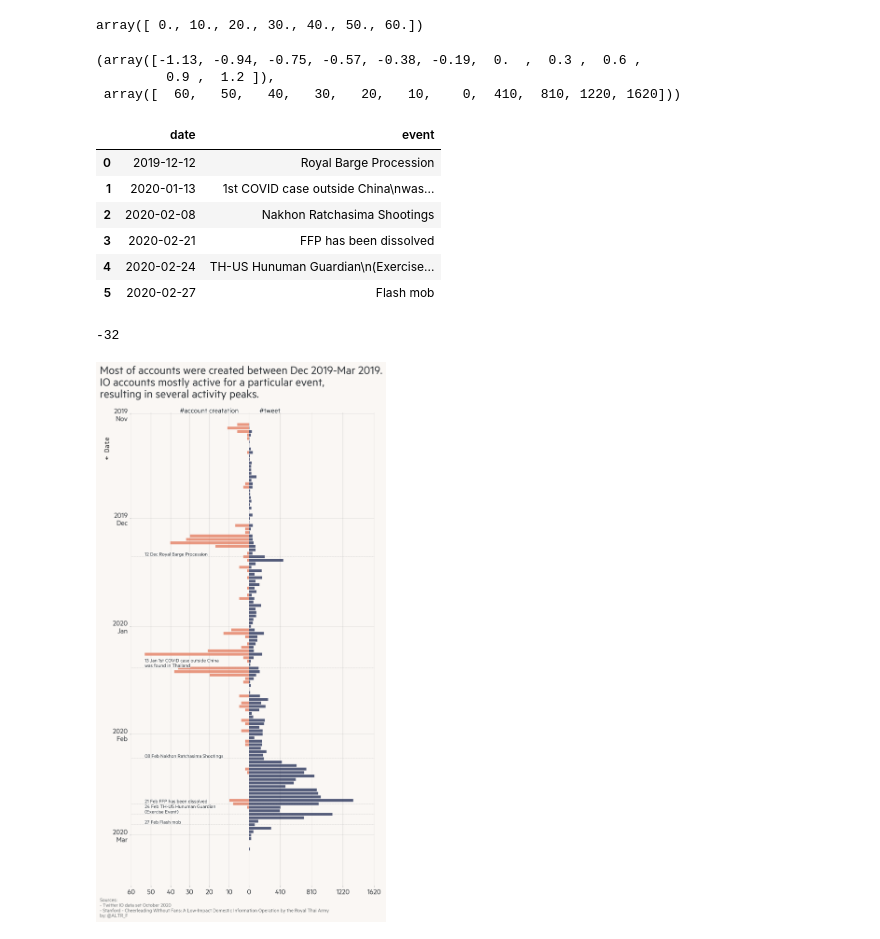
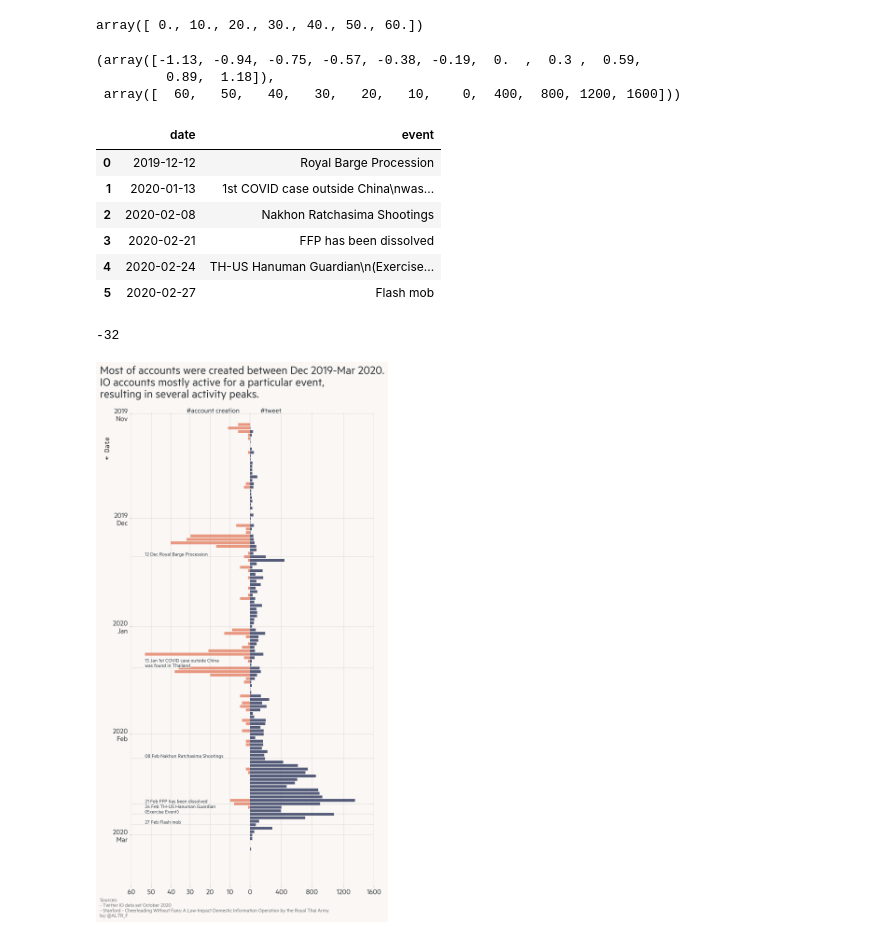
Before and after one commit to chuan-khuna/twitter-io-visualisation, a Jupyter notebook: v03-account-creation-and-tweets.ipynb, the cells around one changed output. Drawn from its saved outputs; the diff is of its cells as text; code cells hidden in the pictures.

```diff
--- a/v03-account-creation-and-tweets.ipynb
+++ b/v03-account-creation-and-tweets.ipynb
@@ -293,7 +293,7 @@ acc_tick_v
 # %% [output]
 array([ 0., 10., 20., 30., 40., 50., 60.])
 # %%
-tw_tick_v = np.round(np.linspace(0, df.max()['count_tw'] * 1.2, 5), -1)
+tw_tick_v = np.round(np.linspace(0, df.max()['count_tw'] * 1.2, 5), -2)
 # %%
 acc_tick_r = np.round(acc_tick_v/df.max()['count_acc'], 2)
 tw_tick_r = np.round(tw_tick_v/df.max()['count_tw'], 2)
@@ -303,9 +303,9 @@ x_tick_v = np.append(acc_tick_v[1::][::-1], tw_tick_v[:]).astype(np.int)
 
 x_tick_r, x_tick_v
 # %% [output]
-(array([-1.13, -0.94, -0.75, -0.57, -0.38, -0.19,  0.  ,  0.3 ,  0.6 ,
-         0.9 ,  1.2 ]),
- array([  60,   50,   40,   30,   20,   10,    0,  410,  810, 1220, 1620]))
+(array([-1.13, -0.94, -0.75, -0.57, -0.38, -0.19,  0.  ,  0.3 ,  0.59,
+         0.89,  1.18]),
+ array([  60,   50,   40,   30,   20,   10,    0,  400,  800, 1200, 1600]))
 # %%
 def plot_hline(y):
     return plt.axhline(y, linewidth=0.5, alpha=0.5, linestyle='dashed', color=_30k_text_palette_dict['text_lighter2'])
@@ -324,7 +324,7 @@ events = {
     "2019-12-12": "Royal Barge Procession",
     "2020-02-08": "Nakhon Ratchasima Shootings",
     "2020-02-21": "FFP has been dissolved",
-    "2020-02-24": "TH-US Hunuman Guardian\n(Exercise Event)",
+    "2020-02-24": "TH-US Hanuman Guardian\n(Exercise Event)",
     "2020-02-27": "Flash mob",
     "2020-01-13": "1st COVID case outside China\nwas found in Thailand",
 }
@@ -340,7 +340,7 @@ events_df
 | 1 | 2020-01-13 | 1st COVID case outside China\nwas... |
 | 2 | 2020-02-08 | Nakhon Ratchasima Shootings |
 | 3 | 2020-02-21 | FFP has been dissolved |
-| 4 | 2020-02-24 | TH-US Hunuman Guardian\n(Exercise... |
+| 4 | 2020-02-24 | TH-US Hanuman Guardian\n(Exercise... |
 | 5 | 2020-02-27 | Flash mob |
 # %%
 (events_df.loc[0]['date'] - events_df.loc[1]['date']).days
@@ -368,7 +368,7 @@ sns.barplot(-df['r_count_acc'], df['date'],
 text = "#tweet"
 plot_text_outlined(0.1, df.index[0], text, base_fs)
 
-text = "#account creatation"
+text = "#account creation"
 plot_text_outlined(-0.1, df.index[0], text, base_fs, ha='right')
 
 for i, row in events_df.iterrows():
@@ -390,38 +390,38 @@ ax = plt.gca()
 
 x0_offset = -0.1
 
-title = """Most of accounts were created between Dec 2019-Mar 2019.
+title = """Most of accounts were created between Dec 2019-Mar 2020.
 IO accounts mostly active for a particular event,
 resulting in several activity peaks."""
 fig.suptitle(title, fontsize=base_fs*1.618, fontfamily=ff,
              x=ax.get_position().x0+x0_offset, y=ax.get_position().y1+0.02,
              ha='left', va='bottom'
             )
 
 plt.yticks(ticks_date.index, ticks_date, fontsize=base_fs, fontfamily=ff)
 plt.xticks(x_tick_r, x_tick_v, fontsize=base_fs, fontfamily=ff)
 
 plt.xlabel("")
 plt.ylabel("← Date", fontsize=base_fs, va="bottom", y=0.9, ha="left")
 # plt.legend(fontsize=small_fs, prop={"fontfamily": ff})
 
 
 footnote = f"""\
 Sources:
 - Twitter IO data set October 2020
 - Stanford - Cheerleading Without Fans: A Low-Impact Domestic Information Operation by the Royal Thai Army
 by: @ALTR_F"""
 plt.figtext(s=footnote,
             x=ax.get_position().x0+x0_offset, y=ax.get_position().y0-0.02,
             fontsize=small_fs, color=_30k_text_palette_dict['text_lighter1'],
             fontfamily=ff, ha="left", va="top"
            )
 
 plt.grid(True, alpha=0.2)
 sns.despine(bottom=True, left=True)
 plt.show()
 # %% [output]
-[figure, old version]
+[figure, new version]
 # %%
 a = pd.read_csv("./data/tweets_2019-2020.csv")
 a['tweet_time'] = pd.to_datetime(a['tweet_time'])
```
Also changed, not shown: parts of 1 cell of this notebook.
